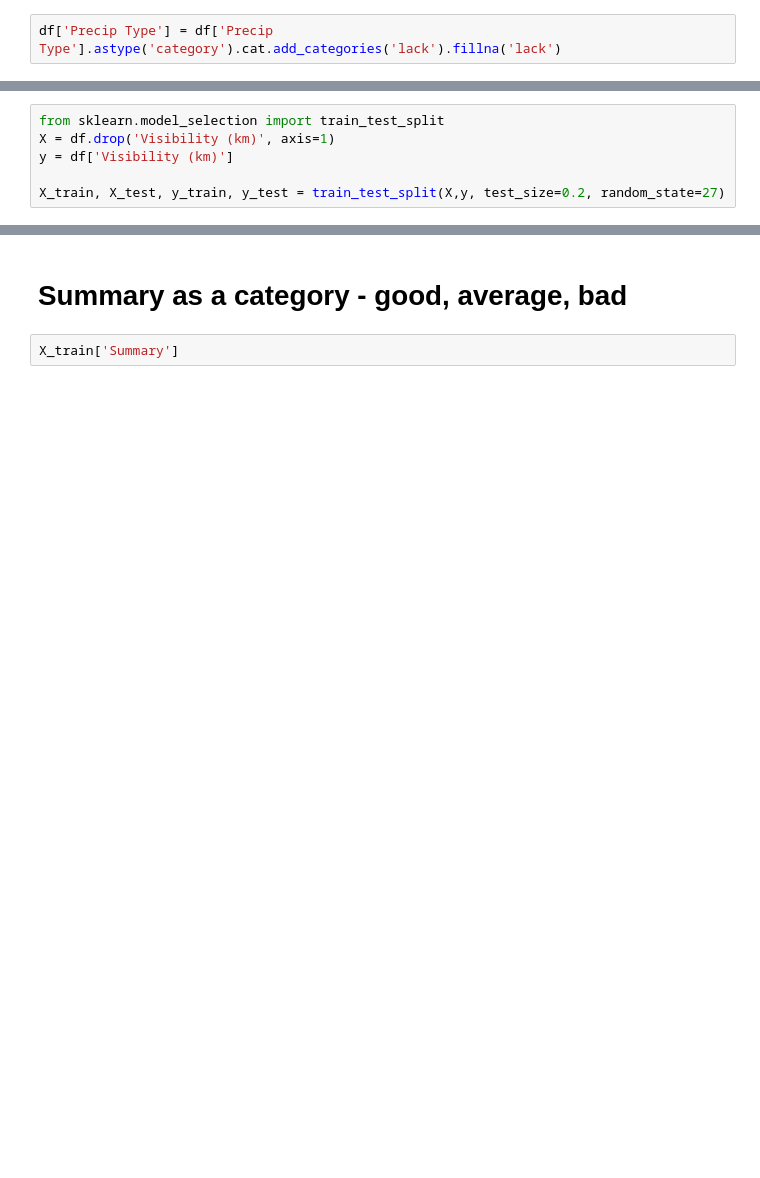
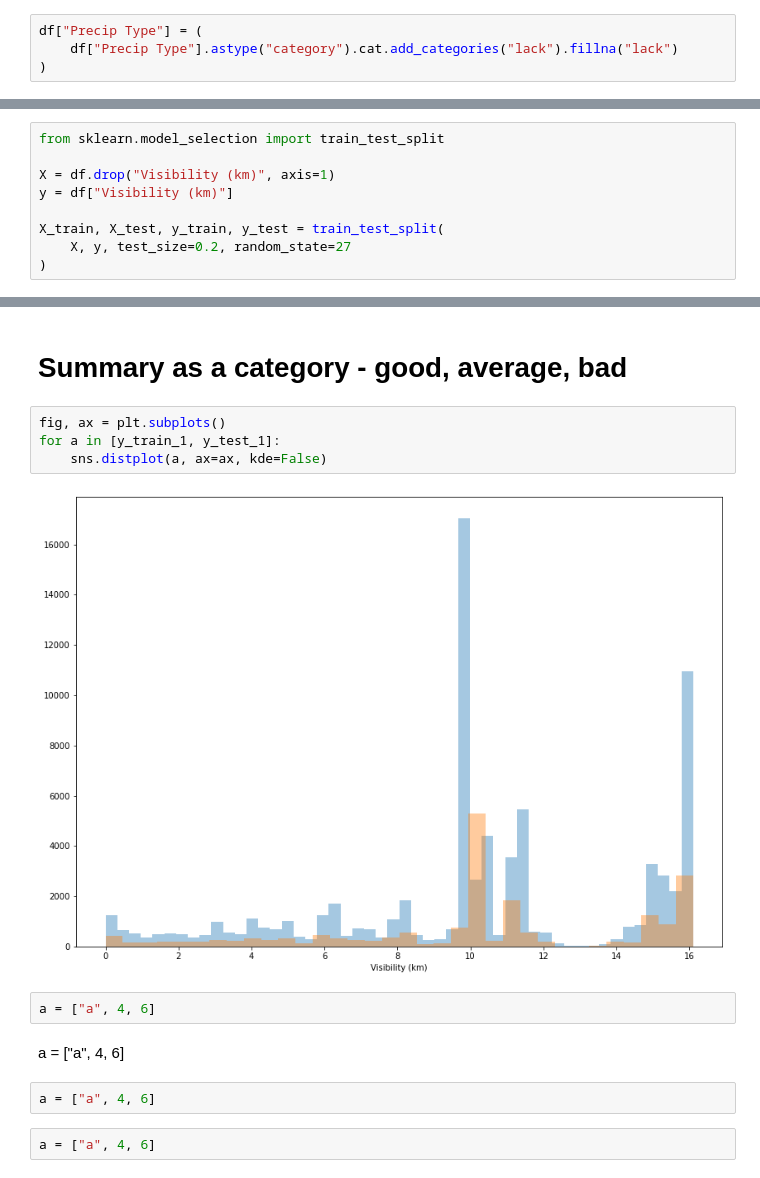
Before and after one commit to Wilmo95/regression-project, a Jupyter notebook: bartek.ipynb, the cells around one changed output, grey strips where cells are left out. Drawn from its saved outputs; the diff is of its cells as text; blank space fills up the shorter version.

```diff
--- a/bartek.ipynb
+++ b/bartek.ipynb
@@ -59,3 +183,5 @@ df.info()
 # %%
-df['Precip Type'] = df['Precip Type'].astype('category').cat.add_categories('lack').fillna('lack')
+df["Precip Type"] = (
+    df["Precip Type"].astype("category").cat.add_categories("lack").fillna("lack")
+)
 # %%
@@ -116,9 +380,12 @@ df.columns
 # %%
 from sklearn.model_selection import train_test_split
-X = df.drop('Visibility (km)', axis=1)
-y = df['Visibility (km)']
 
-X_train, X_test, y_train, y_test = train_test_split(X,y, test_size=0.2, random_state=27)
+X = df.drop("Visibility (km)", axis=1)
+y = df["Visibility (km)"]
+
+X_train, X_test, y_train, y_test = train_test_split(
+    X, y, test_size=0.2, random_state=27
+)
 # %%
 fig, ax = plt.subplots()
 for a in [y_train, y_test]:
@@ -140,4 +432,17 @@ X_train.describe(include='all')
 # %% [markdown]
 # Summary as a category - good, average, bad
-# %%
-X_train['Summary']
+# %%
+fig, ax = plt.subplots()
+for a in [y_train_1, y_test_1]:
+    sns.distplot(a, ax=ax, kde=False)
+# %% [output]
+[figure, added]
+# %%
+a = ["a", 4, 6]
+# %% [markdown]
+a = ["a",
+ 4, 6]
+# %%
+a = ["a", 4, 6]
+# %%
+a = ["a", 4, 6]
```
Also changed, not shown: parts of 41 cells of this notebook.
